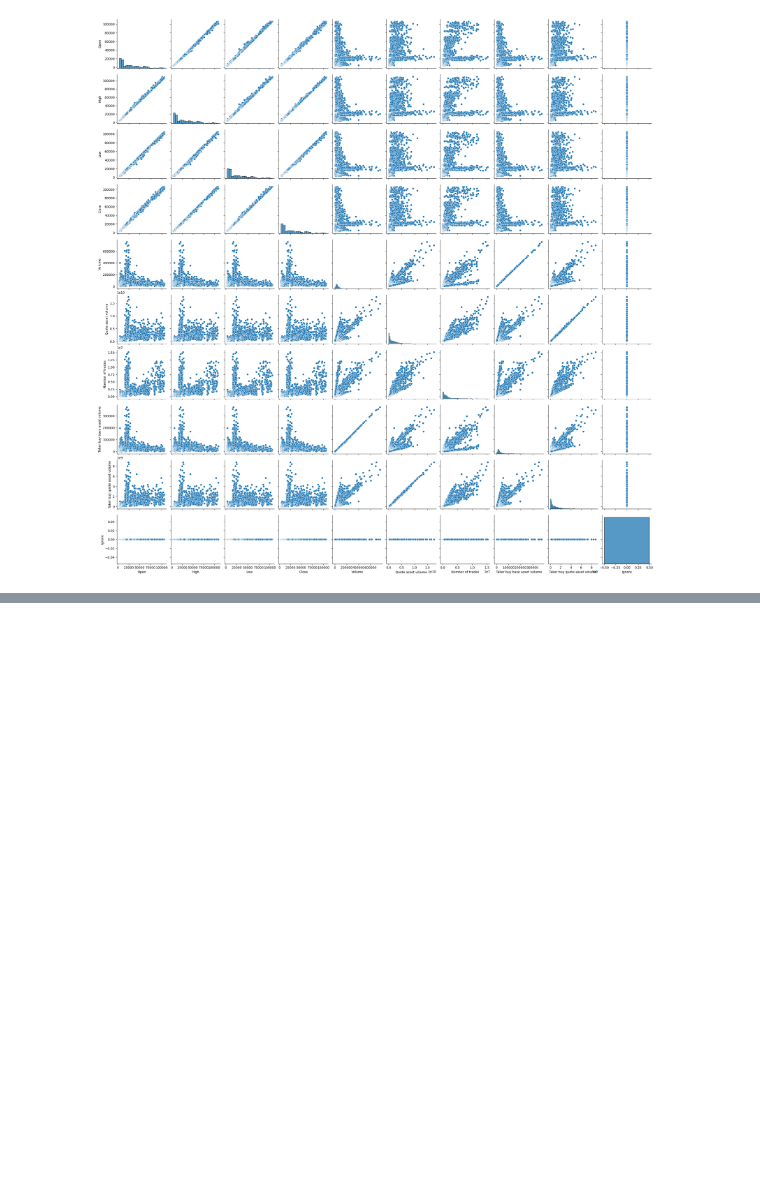
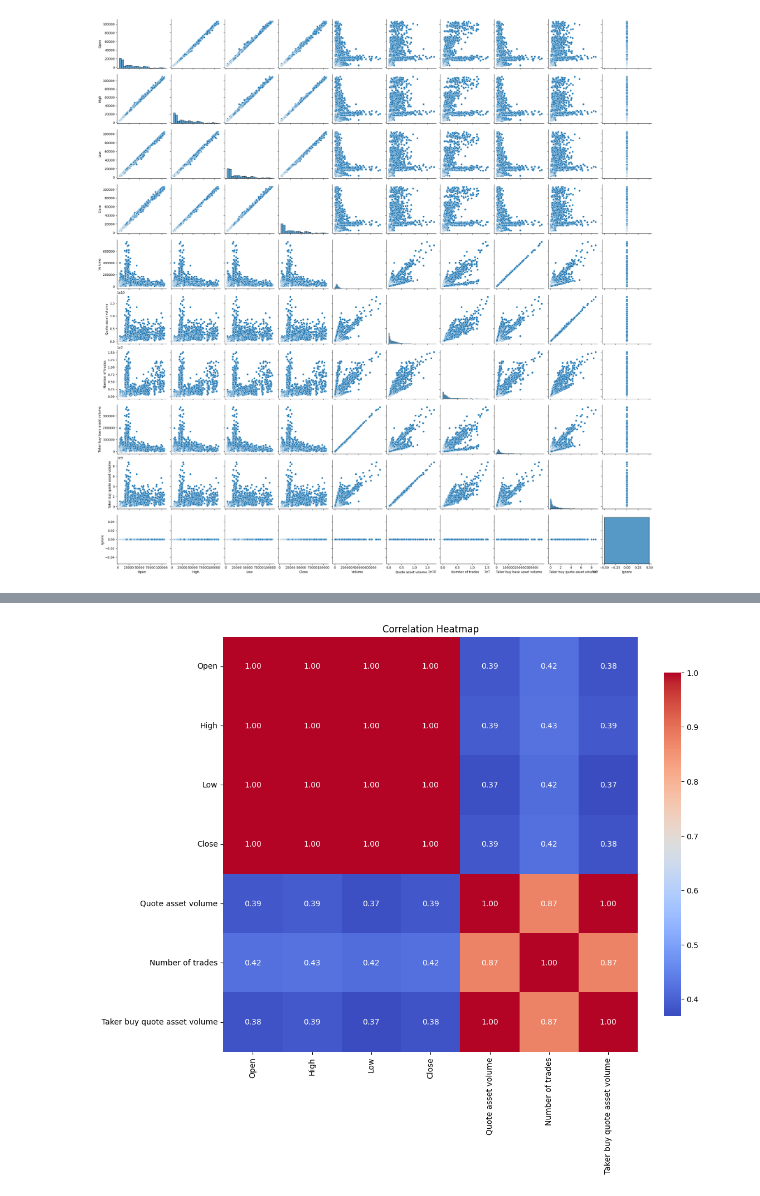
Before and after one commit to fahimai001/CryptoCurrency-Forecasting, a Jupyter notebook: notebooks/exp.ipynb, the cells around one changed output, grey strips where cells are left out. Drawn from its saved outputs; the diff is of its cells as text; code cells hidden in the pictures; blank space fills up the shorter version.

```diff
--- a/notebooks/exp.ipynb
+++ b/notebooks/exp.ipynb
@@ -25,0 +48,10 @@ AttributeError: 'NoneType' object has no attribute 'drop'
+# %%
+# drop volume and taker buy base asset as they are not contributing much in predicting the close price
+df.drop(columns=["Volume", "Taker buy base asset volume"], inplace=True)
+# %%
+plt.figure(figsize=(12, 10))
+sns.heatmap(df.corr(), annot=True, fmt=".2f", cmap='coolwarm', square=True, cbar_kws={"shrink": .8})
+plt.title("Correlation Heatmap")
+plt.show()
+# %% [output]
+[figure, added]
```
Also changed, not shown: parts of 6 cells of this notebook, 2 other files.
